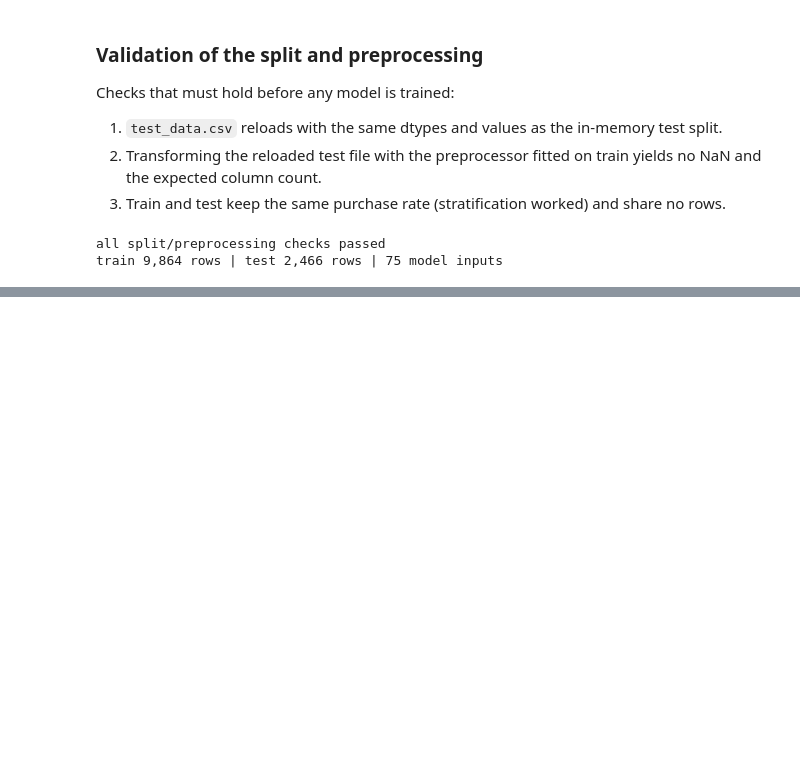
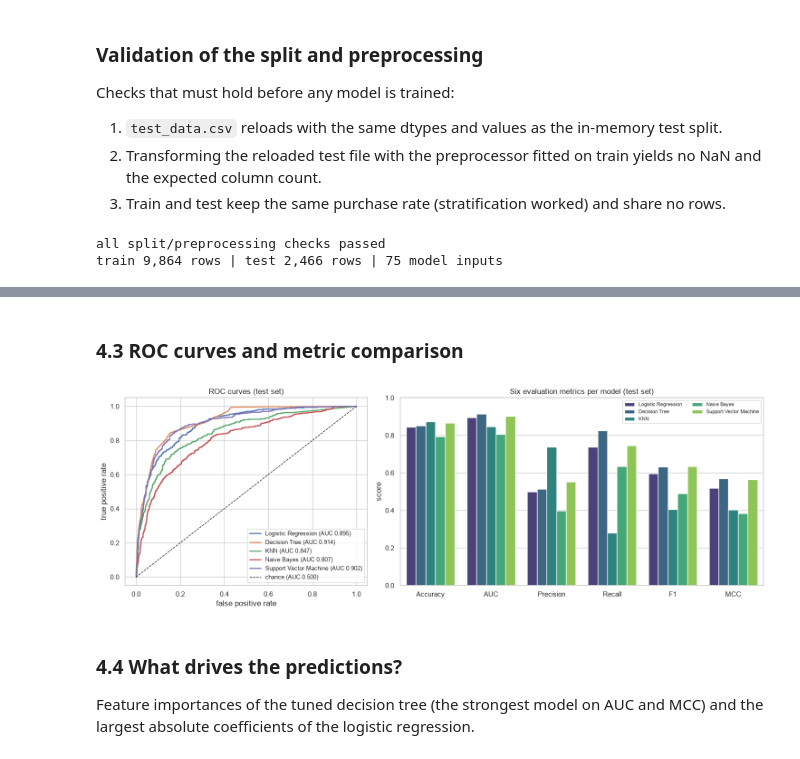
Before and after one commit to Manisha2026aj05119/shopper-purchase-intent-ml, a Jupyter notebook: train_model.ipynb, the cells around one changed output, grey strips where cells are left out. Saved outputs shown, nothing was run; the diff lists cells and outputs as text; code cells hidden in the pictures; blank space fills up the shorter version.

```diff
--- a/train_model.ipynb
+++ b/train_model.ipynb
@@ -371,0 +633,8 @@ train 9,864 rows | test 2,466 rows | 75 model inputs
+# %%
+report_chunks = []
+for name, model in fitted.items():
+    rep = classification_report(y_test, model.predict(X_test),
+                                target_names=["no purchase", "purchase"], digits=4)
+    report_chunks.append(f"=== {name} ===\n{rep}")
+    print(report_chunks[-1])
+_ = (RESULTS_DIR / "classification_reports.txt").write_text("\n".join(report_chunks))
@@ -371,0 +659,26 @@ train 9,864 rows | test 2,466 rows | 75 model inputs
+# %% [markdown]
+### 4.3 ROC curves and metric comparison
+# %%
+fig, (ax1, ax2) = plt.subplots(1, 2, figsize=(15, 5.2), gridspec_kw={"width_ratios": [1, 1.5]})
+
+for name, model in fitted.items():
+    fpr, tpr, _ = roc_curve(y_test, positive_scores(model, X_test))
+    ax1.plot(fpr, tpr, lw=1.8, label=f"{name} (AUC {metrics.loc[name, 'AUC']:.3f})")
+ax1.plot([0, 1], [0, 1], "k--", lw=1, label="chance (AUC 0.500)")
+ax1.set(xlabel="false positive rate", ylabel="true positive rate", title="ROC curves (test set)")
+ax1.legend(loc="lower right", fontsize=9)
+
+long = metrics.reset_index().melt(id_vars="ML Model Name", var_name="metric", value_name="score")
+sns.barplot(data=long, x="metric", y="score", hue="ML Model Name", ax=ax2, palette="viridis")
+ax2.set(ylim=(0, 1), title="Six evaluation metrics per model (test set)", xlabel="", ylabel="score")
+ax2.legend(fontsize=8, loc="upper right", ncol=2)
+plt.tight_layout()
+fig.savefig(RESULTS_DIR / "roc_and_metrics.png", dpi=120)
+plt.show()
+# %% [output]
+[figure, added]
+# %% [markdown]
+### 4.4 What drives the predictions?
+
+Feature importances of the tuned decision tree (the strongest model on AUC and MCC) and the largest
+absolute coefficients of the logistic regression.
```
Also changed, not shown: parts of 24 cells of this notebook, 15 other files.
